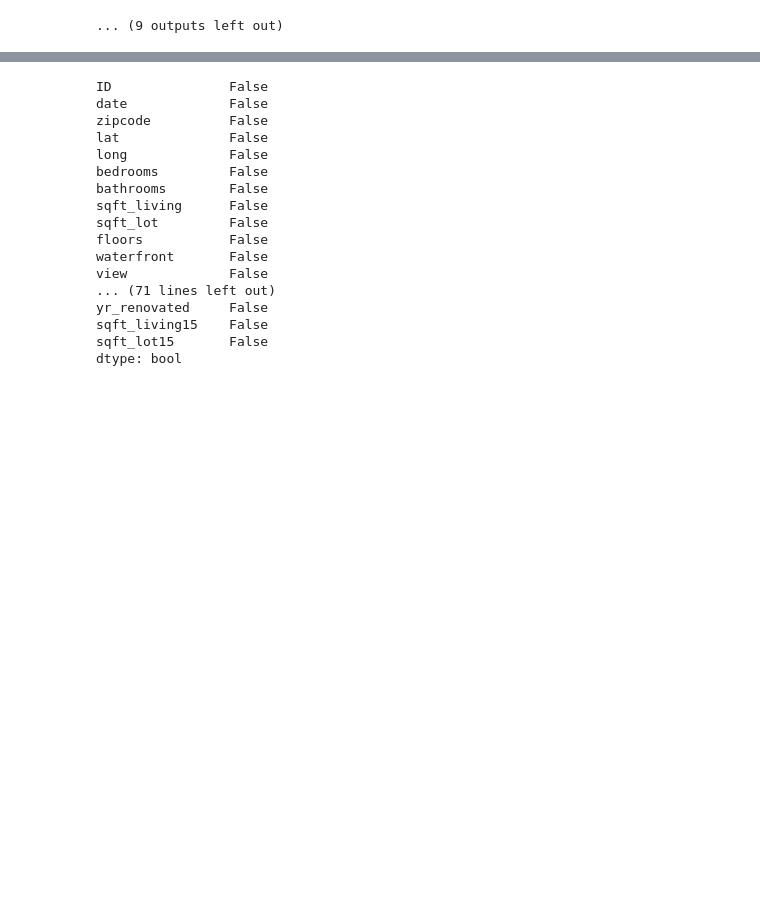
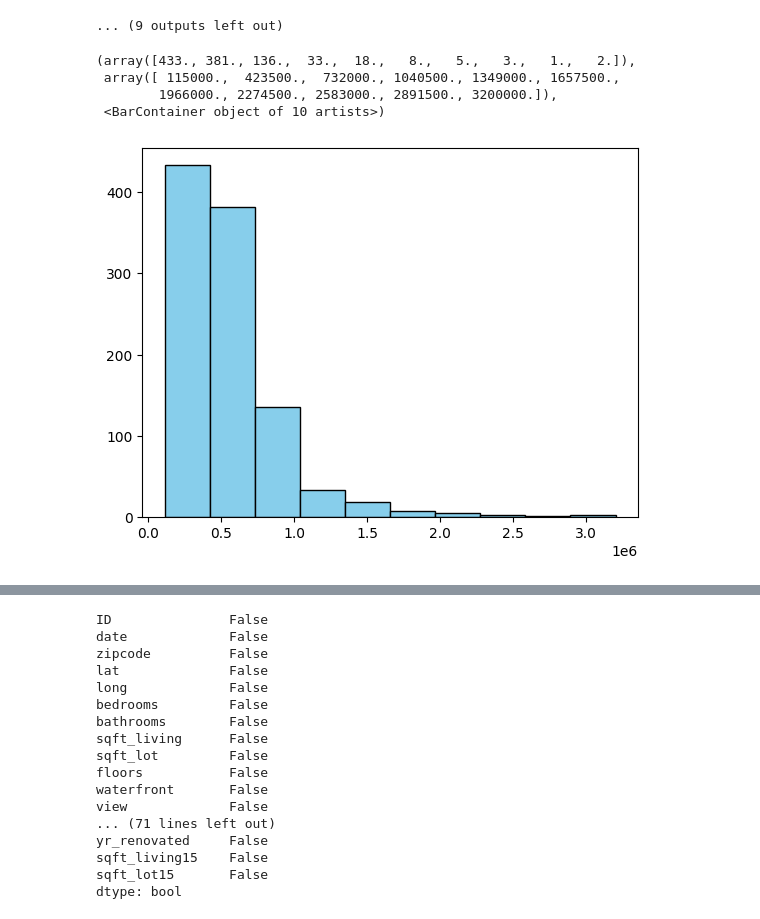
Before and after one commit to BrunoLiberona/inf395-grupo02-tareas, a Jupyter notebook: tarea_1/kaggle_house_prices.ipynb, the cells around one changed output, grey strips where cells are left out. Saved outputs shown, nothing was run; the diff lists cells and outputs as text; code cells hidden in the pictures; blank space fills up the shorter version.

```diff
--- a/Kaggle_Pred(v1.2).ipynb
+++ b/tarea_1/kaggle_house_prices.ipynb
@@ -249,3 +249,11 @@ for feature in features:
 [figure]
 [figure]
 ... (9 outputs left out)
+# %%
+plt.hist(df_train["price"], bins=10, color='skyblue', edgecolor='black')  # You can adjust the number of bins
+# %% [output]
+(array([433., 381., 136.,  33.,  18.,   8.,   5.,   3.,   1.,   2.]),
+ array([ 115000.,  423500.,  732000., 1040500., 1349000., 1657500.,
+        1966000., 2274500., 2583000., 2891500., 3200000.]),
+ <BarContainer object of 10 artists>)
+[figure, added]
```
Also changed, not shown: parts of 10 cells of this notebook, 6 other files.
